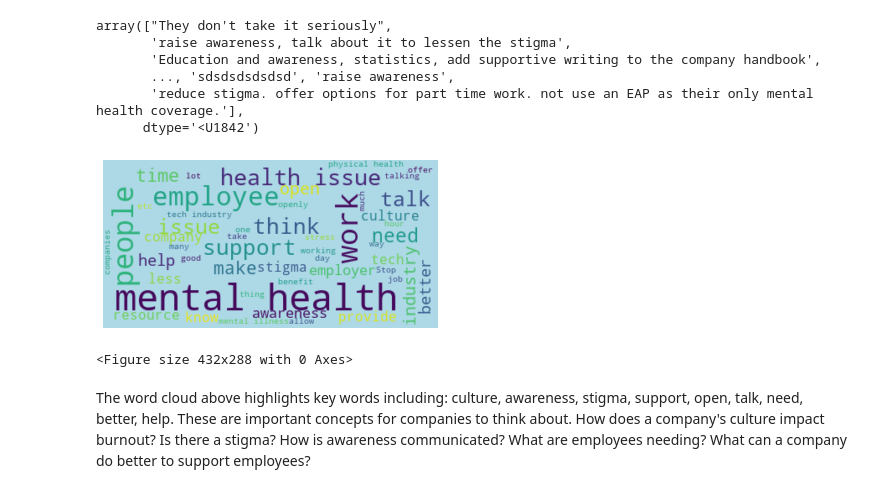
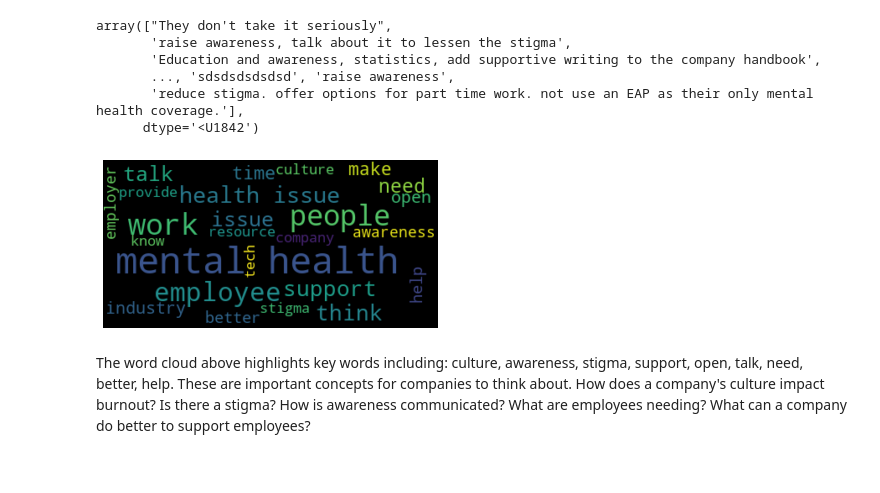
Before and after one commit to laurmarshall/Burnout-In-Tech, a Jupyter notebook: eda.ipynb, the cells around one changed output. Saved outputs shown, nothing was run; the diff lists cells and outputs as text; code cells hidden in the pictures.

```diff
--- a/eda.ipynb
+++ b/eda.ipynb
@@ -593,23 +608,21 @@ array(["They don't take it seriously",
 # %%
 # Start with one review:
 # Name: Briefly describe what you think the industry as a whole and/or employers could do
 # to improve mental health support for employees.
 # text = pivoted_df.iloc[:,3].values
 
 # Create and generate a word cloud image:
 text = " ".join(response for response in answer3)
-wordcloud = WordCloud(max_words=50, background_color="lightblue").generate(text)
+wordcloud = WordCloud(stopwords = STOPWORDS, max_words=25, background_color="black").generate(text)
 
 # Display the generated image:
 plt.imshow(wordcloud, interpolation='bilinear')
 plt.axis("off")
 
+plt.savefig('word cloud with employee supports')
 plt.show()
-
-plt.savefig('word cloud with employee supports')
 # %% [output]
-[figure, old version]
+[figure, new version]
-<Figure size 432x288 with 0 Axes>
 # %% [markdown]
 The word cloud above highlights key words including: culture, awareness, stigma, support, open, talk, need, better, help. These are important concepts for companies to think about. How does a company's culture impact burnout? Is there a stigma? How is awareness communicated? What are employees needing? What can a company do better to support employees?
 # %%
```
Also changed, not shown: parts of 17 cells of this notebook, 2 other files.
